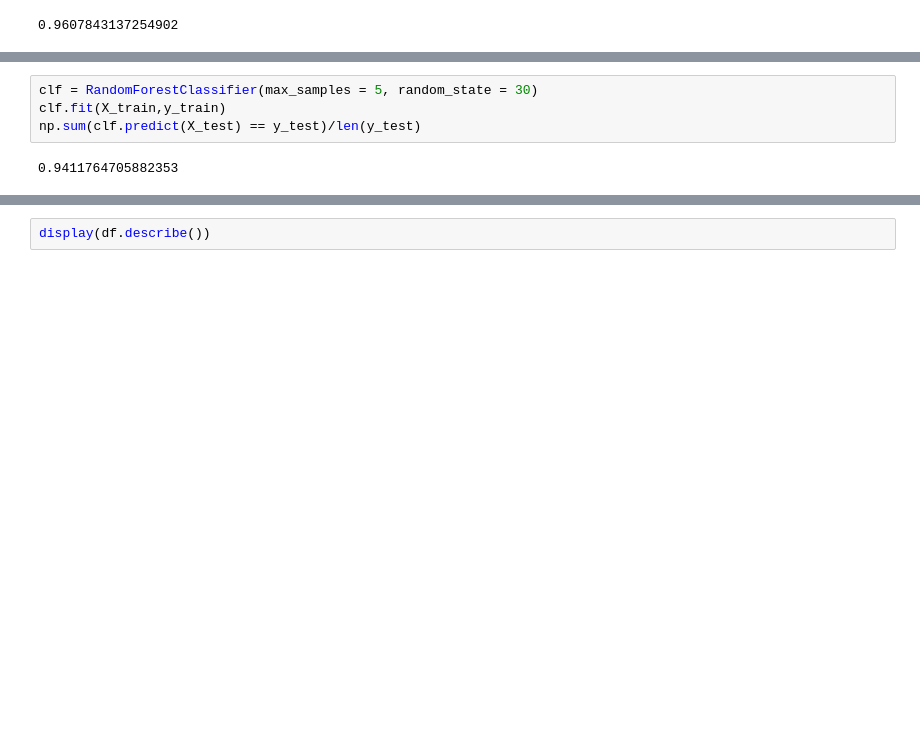
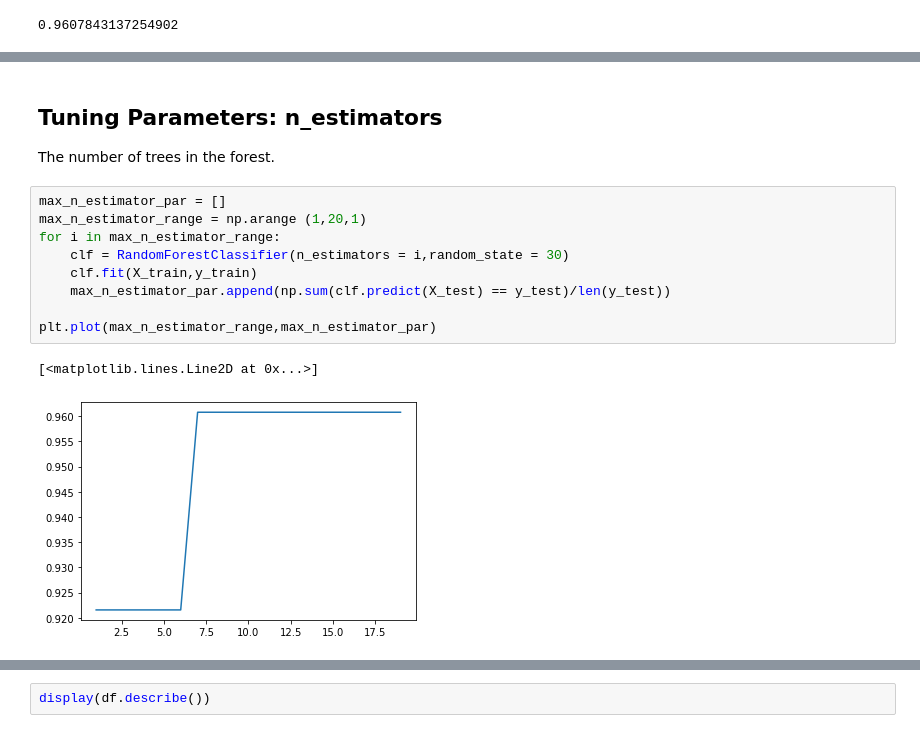
Before and after one commit to MGJvanGroeningen/aidm_assignments_21_22, a Jupyter notebook: assignment3/A3_Lin.ipynb, the cells around one changed output, grey strips where cells are left out. Saved outputs shown, nothing was run; the diff lists cells and outputs as text; blank space fills up the shorter version.

```diff
--- a/assignment3/A3_Lin.ipynb
+++ b/assignment3/A3_Lin.ipynb
@@ -102,6 +111,16 @@ plt.plot(x,max_samples_par)
+# %% [markdown]
+## Tuning Parameters: n_estimators
+
+The number of trees in the forest.
 # %%
-clf = RandomForestClassifier(max_samples = 5, random_state = 30)
-clf.fit(X_train,y_train)
-np.sum(clf.predict(X_test) == y_test)/len(y_test)
+max_n_estimator_par = []
+max_n_estimator_range = np.arange (1,20,1)
+for i in max_n_estimator_range:
+    clf = RandomForestClassifier(n_estimators = i,random_state = 30)
+    clf.fit(X_train,y_train)
+    max_n_estimator_par.append(np.sum(clf.predict(X_test) == y_test)/len(y_test))
+
+plt.plot(max_n_estimator_range,max_n_estimator_par)
 # %% [output]
-0.9411764705882353
+[<matplotlib.lines.Line2D at 0x...>]
+[figure, added]
```
Also changed, not shown: parts of 14 cells of this notebook.
